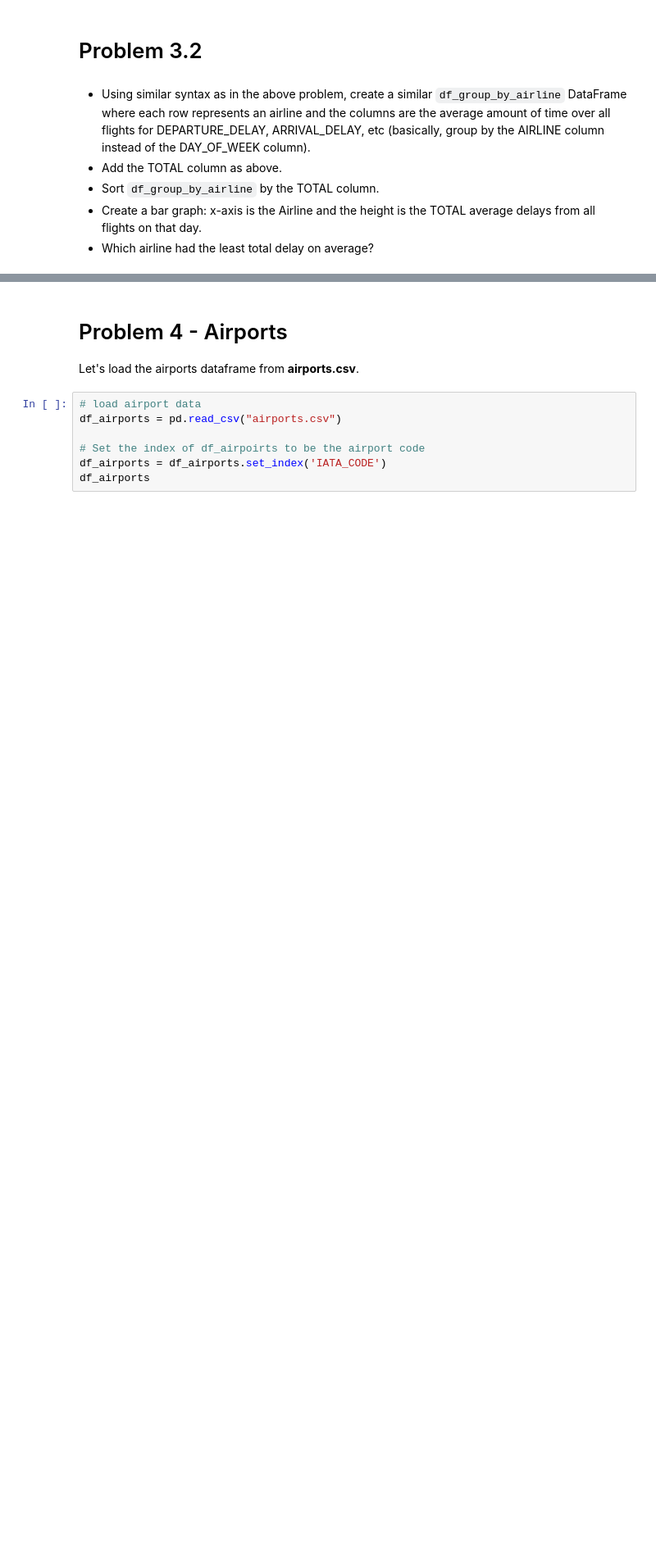
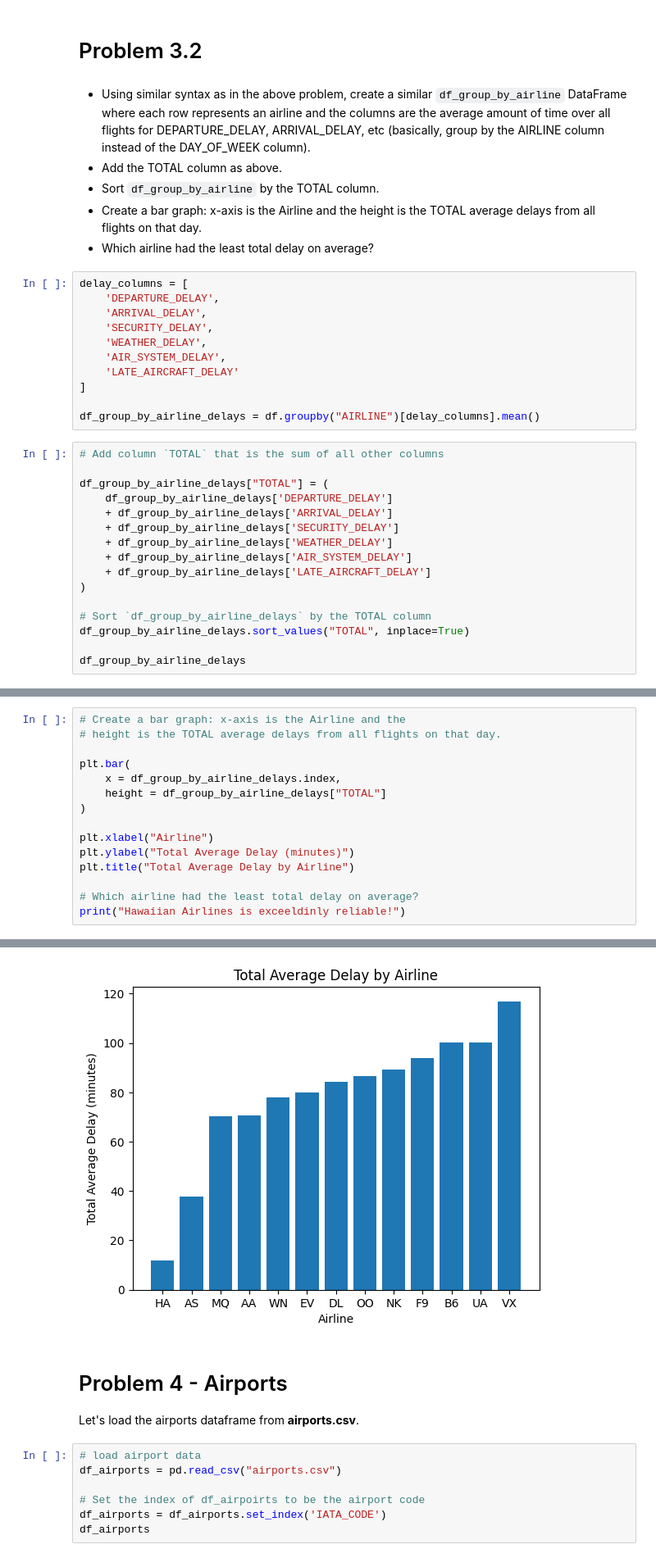
Before and after one commit to cv-solano-cs-ds/scc-engr-7, a Jupyter notebook: lab-12/lab12.ipynb, the cells around one changed output, grey strips where cells are left out. Shown at 82% size. Saved outputs shown, nothing was run; the diff lists cells and outputs as text; blank space fills up the shorter version.

```diff
--- a/lab-12/lab12.ipynb
+++ b/lab-12/lab12.ipynb
@@ -309,3 +605,30 @@ df_group_by_day_delays = df.groupby("DAY_OF_WEEK")[delay_columns].mean()
 * Sort  `df_group_by_airline` by the TOTAL column.
 * Create a bar graph: x-axis is the Airline and the height is the TOTAL average delays from all flights on that day.
 * Which airline had the least total delay on average?
+# %%
+delay_columns = [
+    'DEPARTURE_DELAY',
+    'ARRIVAL_DELAY',
+    'SECURITY_DELAY',
+    'WEATHER_DELAY',
+    'AIR_SYSTEM_DELAY',
+    'LATE_AIRCRAFT_DELAY'
+]
+
+df_group_by_airline_delays = df.groupby("AIRLINE")[delay_columns].mean()
+# %%
+# Add column `TOTAL` that is the sum of all other columns
+
+df_group_by_airline_delays["TOTAL"] = (
+    df_group_by_airline_delays['DEPARTURE_DELAY']
+    + df_group_by_airline_delays['ARRIVAL_DELAY']
+    + df_group_by_airline_delays['SECURITY_DELAY']
+    + df_group_by_airline_delays['WEATHER_DELAY']
+    + df_group_by_airline_delays['AIR_SYSTEM_DELAY']
+    + df_group_by_airline_delays['LATE_AIRCRAFT_DELAY']
+)
+
+# Sort `df_group_by_airline_delays` by the TOTAL column
+df_group_by_airline_delays.sort_values("TOTAL", inplace=True)
+
+df_group_by_airline_delays
@@ -311,0 +651,16 @@ df_group_by_day_delays = df.groupby("DAY_OF_WEEK")[delay_columns].mean()
+# %%
+# Create a bar graph: x-axis is the Airline and the
+# height is the TOTAL average delays from all flights on that day.
+
+plt.bar(
+    x = df_group_by_airline_delays.index,
+    height = df_group_by_airline_delays["TOTAL"]
+)
+
+plt.xlabel("Airline")
+plt.ylabel("Total Average Delay (minutes)")
+plt.title("Total Average Delay by Airline")
+
+# Which airline had the least total delay on average?
+print("Hawaiian Airlines is exceeldinly reliable!")
+# %% [output]
@@ -312,3 +668,4 @@ df_group_by_day_delays = df.groupby("DAY_OF_WEEK")[delay_columns].mean()
+[figure, added]
 # %% [markdown]
 # Problem 4 - Airports
 
```
Also changed, not shown: parts of 30 cells of this notebook.
